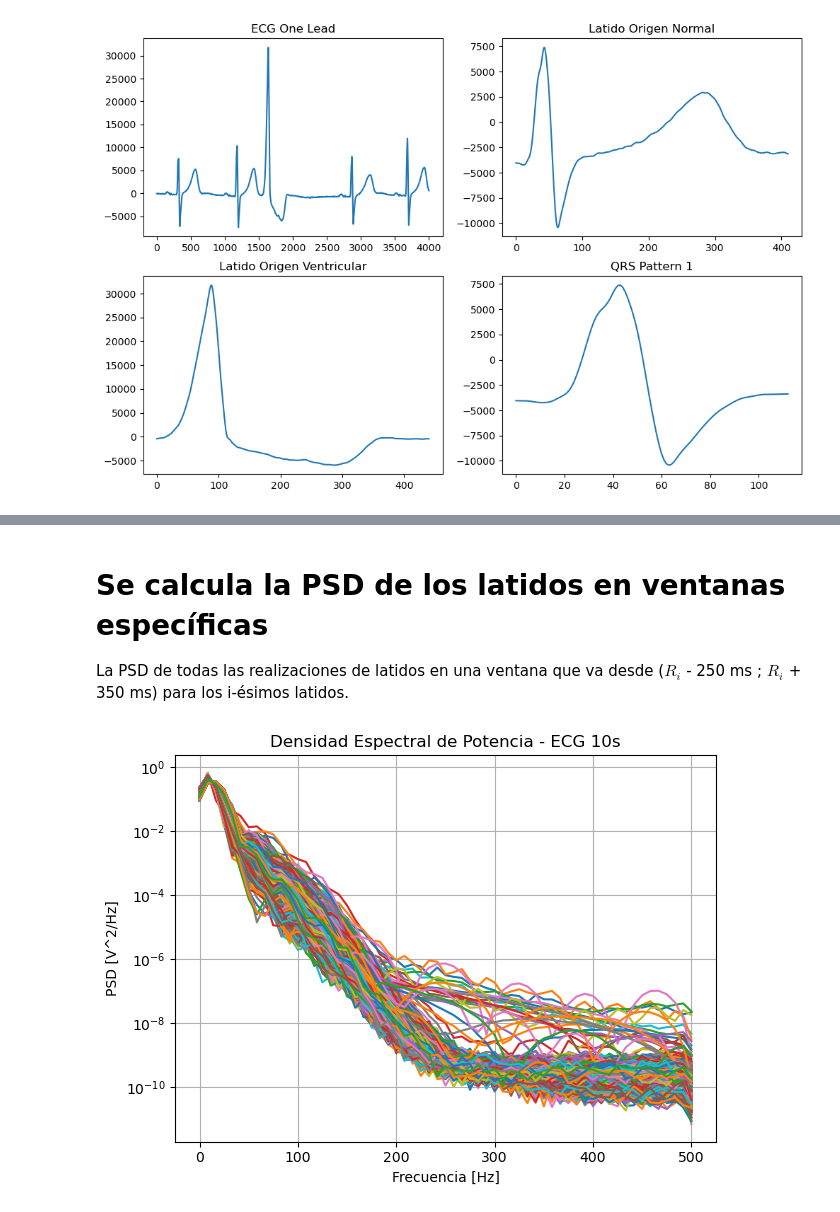
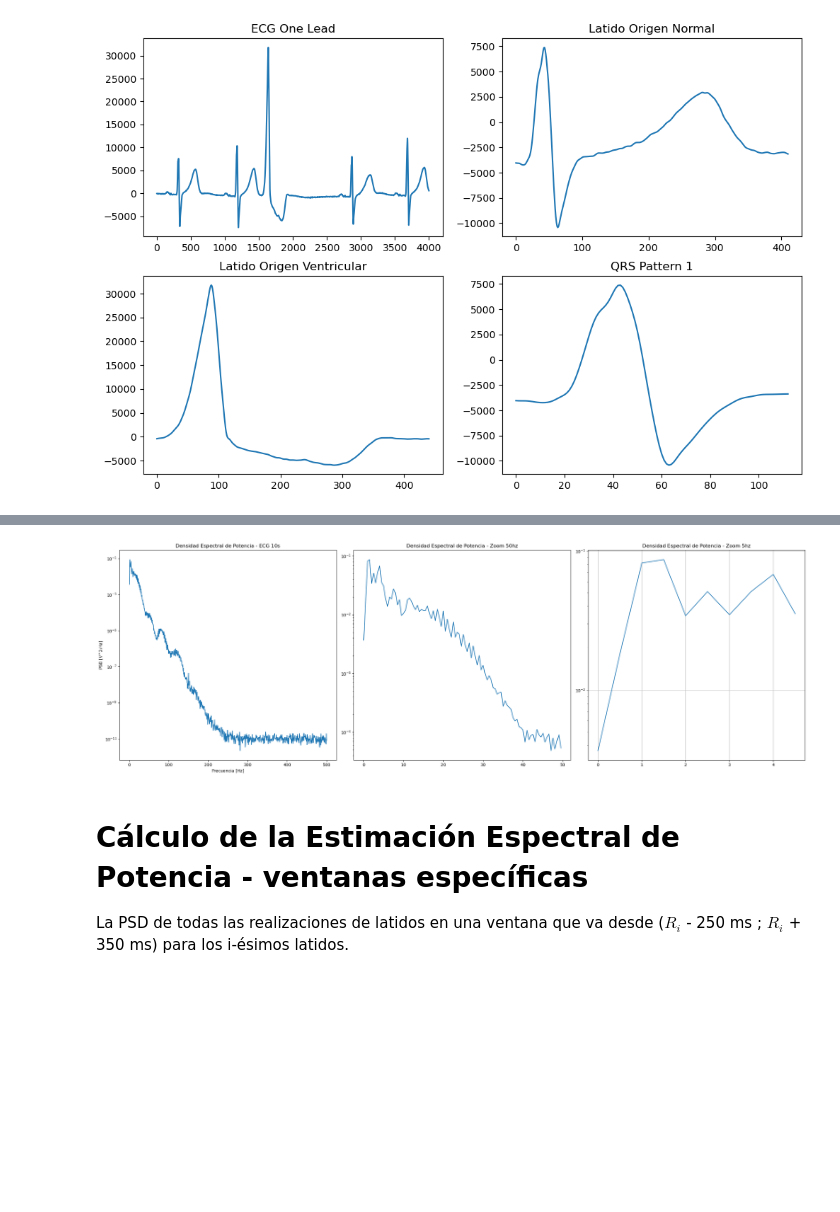
Before and after one commit to federico-b-ee/PDS-2024, a Jupyter notebook: TS8/notebook.ipynb, the cells around one changed output, grey strips where cells are left out. Drawn from its saved outputs; the diff is of its cells as text; code cells hidden in the pictures; blank space fills up the shorter version.

```diff
--- a/TS8/notebook.ipynb
+++ b/TS8/notebook.ipynb
@@ -107,5 +115,28 @@ plt.show()
+# %%
+plt.figure(figsize=(24, 8))
+
+f, Pxx_ecg_10s = calculate_psd_welch(ecg_one_lead[:10000].flatten(), fs_ecg)
+plt.subplot(1, 3, 1)
+plt.semilogy(f, Pxx_ecg_10s)
+plt.title("Densidad Espectral de Potencia - ECG 10s")
+plt.xlabel("Frecuencia [Hz]")
+plt.ylabel("PSD [V^2/Hz]")
+
+plt.subplot(1, 3, 2)
+plt.title("Densidad Espectral de Potencia - Zoom 50hz")
+plt.semilogy(f[:100], Pxx_ecg_10s[:100])
+
+plt.subplot(1, 3, 3)
+plt.title("Densidad Espectral de Potencia - Zoom 5hz")
+plt.semilogy(f[:10], Pxx_ecg_10s[:10])
+
+plt.grid()
+plt.tight_layout()
+plt.show()
+# %% [output]
+[figure, added]
 # %% [markdown]
-# Se calcula la PSD de los latidos en ventanas específicas
+# Cálculo de la Estimación Espectral de Potencia - ventanas específicas
 
 La PSD de todas las realizaciones de latidos en una ventana que va desde ($R_i$ - 250 ms ; $R_i$ + 350 ms) para los i-ésimos latidos.
 # %%
@@ -124,20 +155,22 @@ def calculate_windowed_ecg_psd_welch(ecg_data, fs, qrs_d):
     if len(all_Pxx) == 0:
         avg_Pxx = 0
     else:
-        avg_Pxx = np.mean(all_Pxx)
+        avg_Pxx = np.mean(all_Pxx, axis=0)
     return f, all_Pxx, avg_Pxx
+
 
 f_ecg_one_lead_n, all_Pxx_ecg_one_lead, avg_Pxx_ecg_one_lead = (
     calculate_windowed_ecg_psd_welch(ecg_one_lead.flatten(), fs_ecg, qrs_d)
 )
 for Pxx in all_Pxx_ecg_one_lead:
-    plt.semilogy(f_ecg_one_lead_n, Pxx)
-plt.title("Densidad Espectral de Potencia - ECG 10s")
+    plt.semilogy(f_ecg_one_lead_n, Pxx, "b")
+plt.title("Densidad Espectral de Potencia - Por Latido")
 plt.xlabel("Frecuencia [Hz]")
 plt.ylabel("PSD [V^2/Hz]")
 plt.grid()
 
+# Ploteo de la PSD promedio
+plt.semilogy(f_ecg_one_lead_n, avg_Pxx_ecg_one_lead, "r", label="Promedio")
+plt.legend()
 plt.tight_layout()
 plt.show()
-# %% [output]
-[figure, removed]
```
Also changed, not shown: parts of 13 cells of this notebook, 1 other file.
